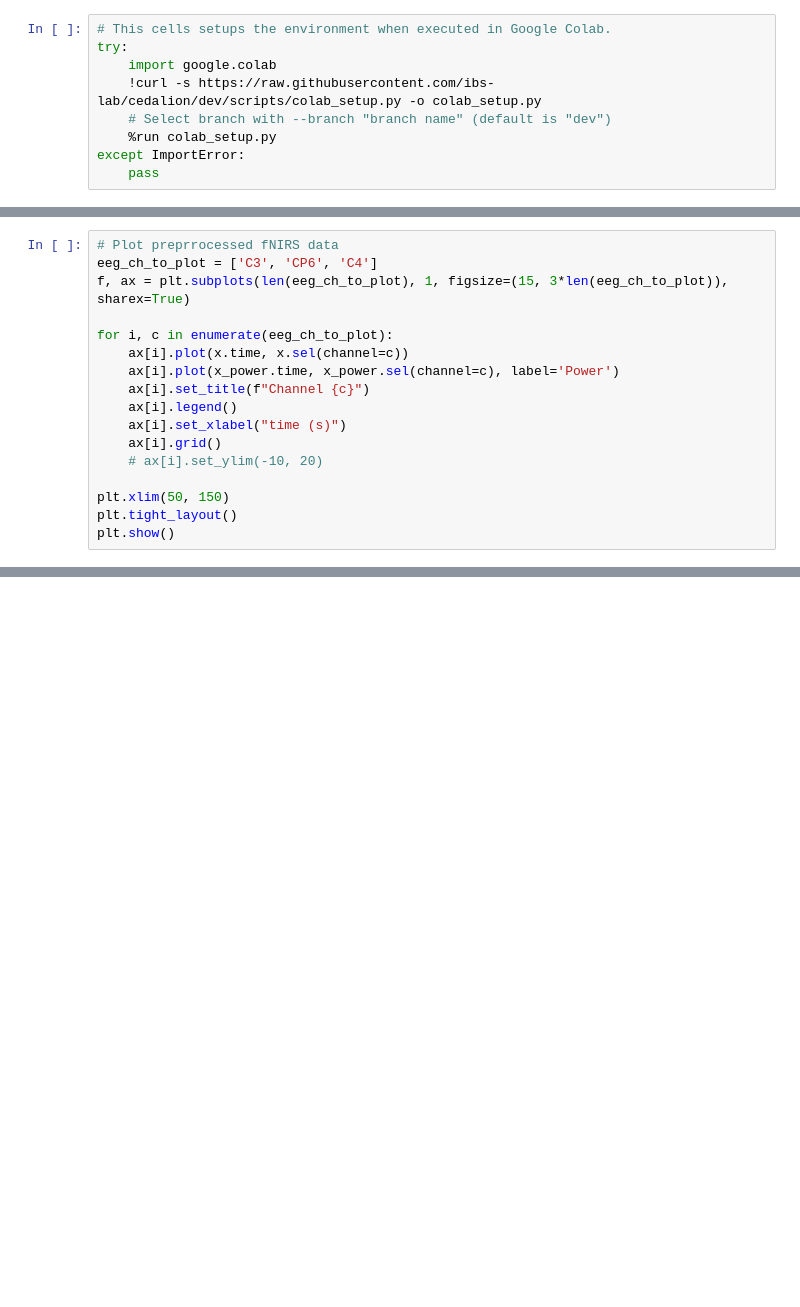
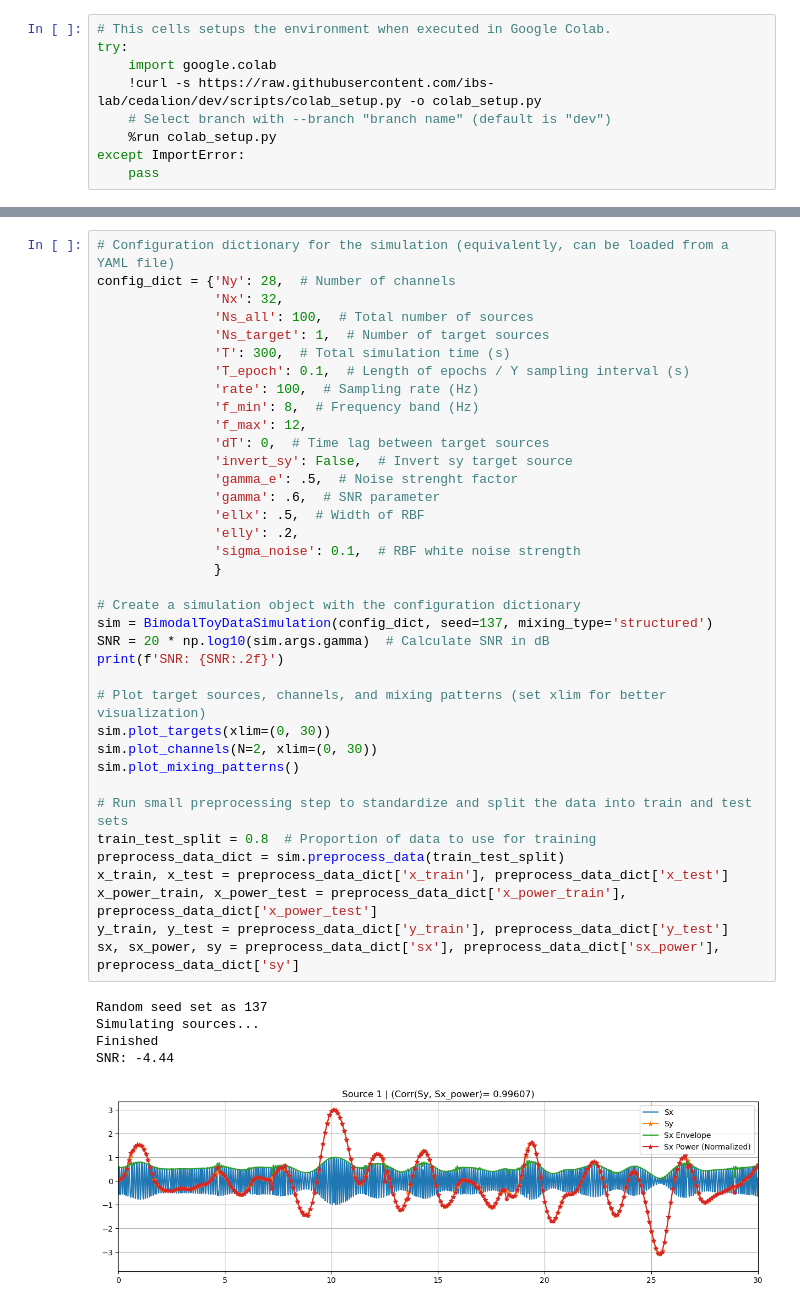
Before and after one commit to ibs-lab/cedalion, a Jupyter notebook: examples/machine_learning/51_multimodal_source_decomposition_on_synthetic_fNIRS-EEG_data.ipynb, the cells around one changed output, grey strips where cells are left out. Drawn from its saved outputs; the diff is of its cells as text; blank space fills up the shorter version.

Commit message:
Finish multimodal methods notebook and add synthetic fnirs eeg toy data

```diff
--- a/examples/machine_learning/51_multimodal_source_decomposition_on_synthetic_fNIRS-EEG_data.ipynb
+++ b/examples/machine_learning/51_multimodal_source_decomposition_on_synthetic_fNIRS-EEG_data.ipynb
@@ -1003,17 +9,0 @@ x, x_power, sx = preprocess_eeg(eeg, eog, s_temporal_eeg_amp, rate_ds=4, T_sim=T
-# %%
-# Plot preprrocessed fNIRS data
-eeg_ch_to_plot = ['C3', 'CP6', 'C4']
-f, ax = plt.subplots(len(eeg_ch_to_plot), 1, figsize=(15, 3*len(eeg_ch_to_plot)), sharex=True)
-
-for i, c in enumerate(eeg_ch_to_plot):
-    ax[i].plot(x.time, x.sel(channel=c))
-    ax[i].plot(x_power.time, x_power.sel(channel=c), label='Power')
-    ax[i].set_title(f"Channel {c}")
-    ax[i].legend()
-    ax[i].set_xlabel("time (s)")
-    ax[i].grid()
-    # ax[i].set_ylim(-10, 20)
-
-plt.xlim(50, 150)
-plt.tight_layout()
-plt.show()
@@ -1754,0 +69,43 @@ plt.show()
+# %%
+# Configuration dictionary for the simulation (equivalently, can be loaded from a YAML file)
+config_dict = {'Ny': 28,  # Number of channels
+               'Nx': 32,
+               'Ns_all': 100,  # Total number of sources
+               'Ns_target': 1,  # Number of target sources
+               'T': 300,  # Total simulation time (s)
+               'T_epoch': 0.1,  # Length of epochs / Y sampling interval (s)
+               'rate': 100,  # Sampling rate (Hz)
+               'f_min': 8,  # Frequency band (Hz)
+               'f_max': 12,
+               'dT': 0,  # Time lag between target sources
+               'invert_sy': False,  # Invert sy target source
+               'gamma_e': .5,  # Noise strenght factor
+               'gamma': .6,  # SNR parameter
+               'ellx': .5,  # Width of RBF
+               'elly': .2,
+               'sigma_noise': 0.1,  # RBF white noise strength
+               }
+
+# Create a simulation object with the configuration dictionary
+sim = BimodalToyDataSimulation(config_dict, seed=137, mixing_type='structured')
+SNR = 20 * np.log10(sim.args.gamma)  # Calculate SNR in dB
+print(f'SNR: {SNR:.2f}')
+
+# Plot target sources, channels, and mixing patterns (set xlim for better visualization)
+sim.plot_targets(xlim=(0, 30))
+sim.plot_channels(N=2, xlim=(0, 30))
+sim.plot_mixing_patterns()
+
+# Run small preprocessing step to standardize and split the data into train and test sets
+train_test_split = 0.8  # Proportion of data to use for training
+preprocess_data_dict = sim.preprocess_data(train_test_split)
+x_train, x_test = preprocess_data_dict['x_train'], preprocess_data_dict['x_test']
+x_power_train, x_power_test = preprocess_data_dict['x_power_train'], preprocess_data_dict['x_power_test']
+y_train, y_test = preprocess_data_dict['y_train'], preprocess_data_dict['y_test']
+sx, sx_power, sy = preprocess_data_dict['sx'], preprocess_data_dict['sx_power'], preprocess_data_dict['sy']
+# %% [output]
+Random seed set as 137
+Simulating sources...
+Finished
+SNR: -4.44
+[figure, added]
```
Also changed, not shown: parts of 140 cells of this notebook, 4 other files.
